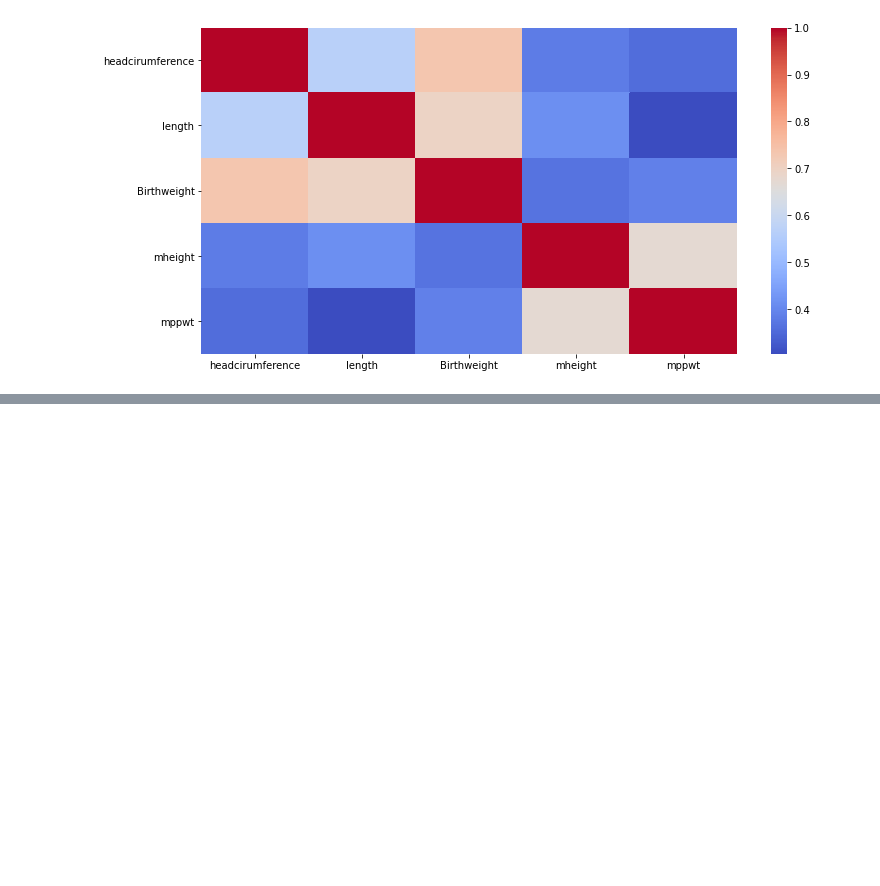
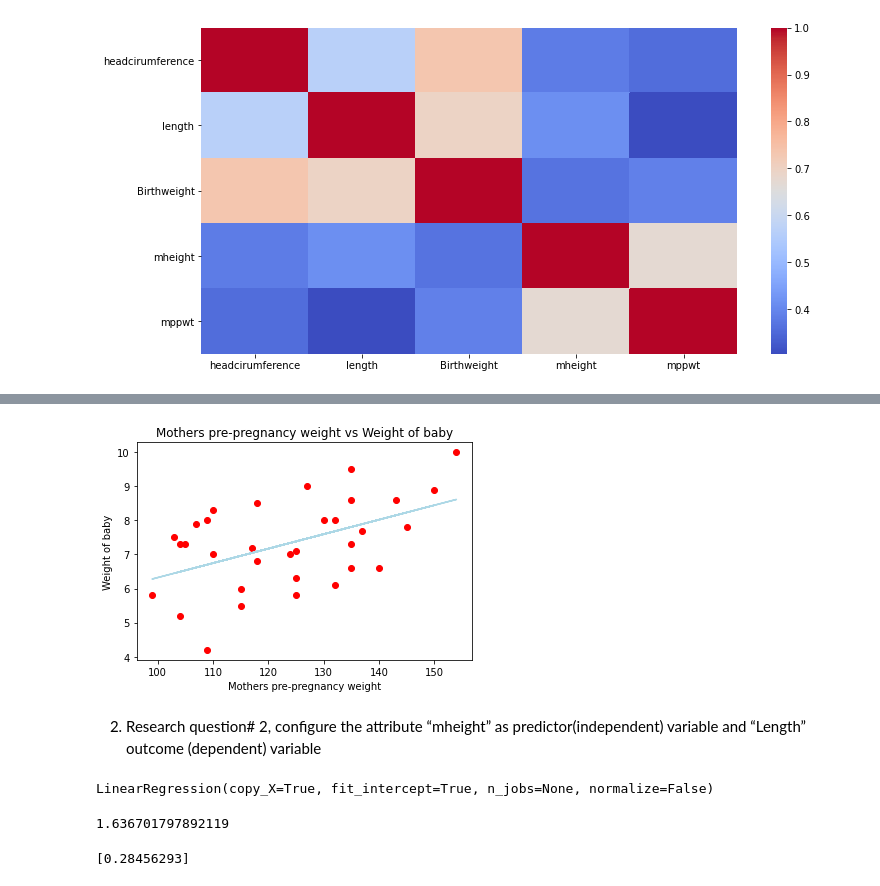
Before and after one commit to timc823/IST347, a Jupyter notebook: Week_3/Assignment#2.ipynb, the cells around one changed output, grey strips where cells are left out. Drawn from its saved outputs; the diff is of its cells as text; code cells hidden in the pictures; blank space fills up the shorter version.

Commit message:
complete assignment 2 except last question

```diff
--- a/Week_3/Assignment#2.ipynb
+++ b/Week_3/Assignment#2.ipynb
@@ -48,0 +85,8 @@ sns.heatmap(corr,
+# %%
+X_mmpwt = df.iloc[:,9:10].values #mmpwt as independent
+y_bw = df.iloc[:,3].values #birthweight as dependent
+# %%
+# train test split
+X_mmpwt_train, X_mmpwt_test, y_bw_train, y_bw_test = train_test_split(X_mmpwt,y_bw,test_size = 0.2, random_state=1)
+lr = LinearRegression()
+lr.fit(X_mmpwt_train, y_bw_train)
@@ -48,0 +126,14 @@ sns.heatmap(corr,
+# %%
+# predict on train dataset and plot the graph
+mmpwt_x_pred = lr.predict(X_mmpwt_train)
+# %%
+plt.scatter(X_mmpwt_train,y_bw_train,color='red') # plot the scatter data in red
+plt.plot(X_mmpwt_train,mmpwt_x_pred,color='lightblue') # plot the regression line
+plt.title('Mothers pre-pregnancy weight vs Weight of baby')
+plt.xlabel('Mothers pre-pregnancy weight')
+plt.ylabel('Weight of baby')
+plt.show()
+# %% [output]
+[figure, added]
+# %% [markdown]
+2.	Research question# 2, configure the attribute “mheight” as predictor(independent) variable and “Length” outcome (dependent) variable
@@ -48,0 +143,15 @@ sns.heatmap(corr,
+# %%
+# train test split data
+X_mh_train, X_mh_test, y_le_train, y_le_test = train_test_split(X_mh,y_le,test_size = 0.2, random_state=1)
+lr_two = LinearRegression()
+lr_two.fit(X_mh_train,y_le_train)
+# %% [output]
+LinearRegression(copy_X=True, fit_intercept=True, n_jobs=None, normalize=False)
+# %%
+print(lr_two.intercept_)
+# %% [output]
+1.636701797892119
+# %%
+print(lr_two.coef_)
+# %% [output]
+[0.28456293]
```
Also changed, not shown: parts of 48 cells of this notebook.
